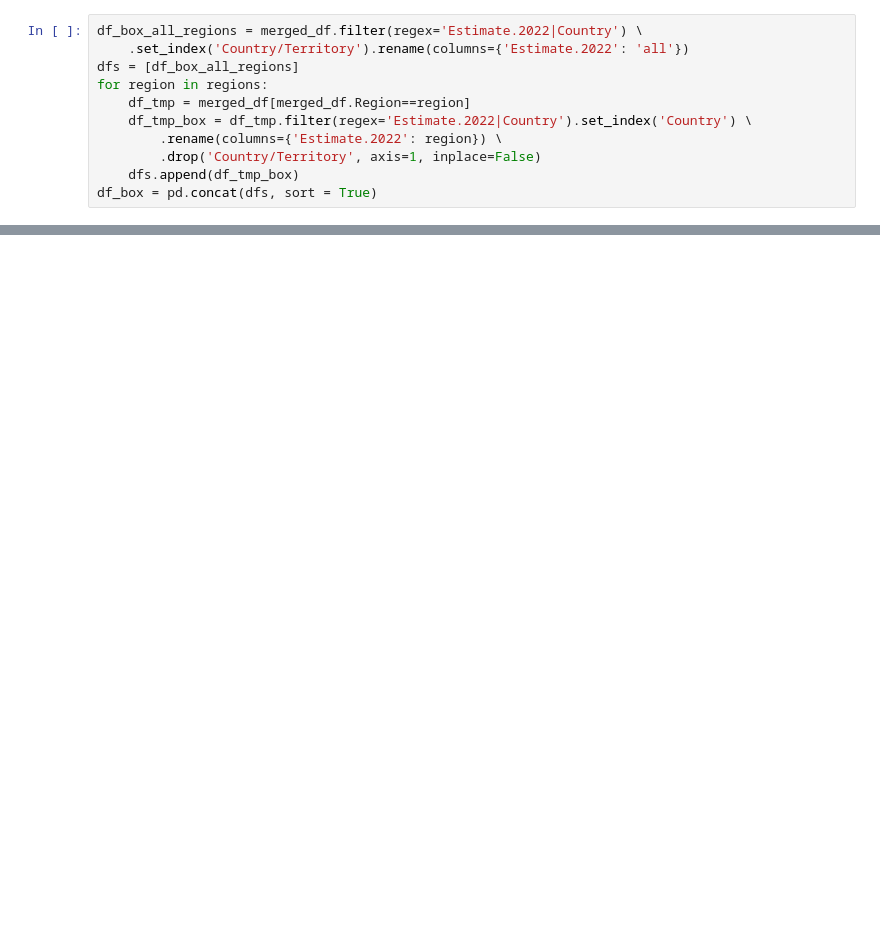
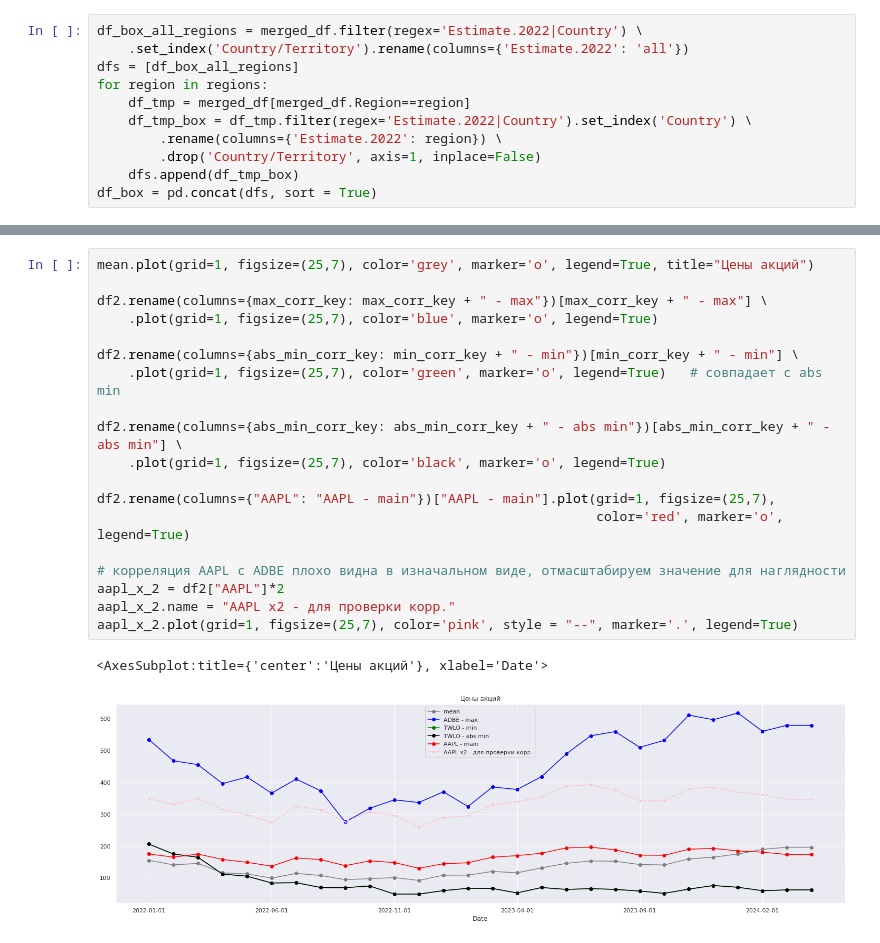
Before and after one commit to Trickster2038/BMSTU-M2-ML-METHODS, a Jupyter notebook: hw1/hw1.ipynb, the cells around one changed output, grey strips where cells are left out. Cells and saved outputs as stored; diff of their text form; blank space fills up the shorter version.

```diff
--- a/hw1/hw1.ipynb
+++ b/hw1/hw1.ipynb
@@ -505,0 +477,22 @@ Name: ADBE, dtype: float64
+# %%
+mean.plot(grid=1, figsize=(25,7), color='grey', marker='o', legend=True, title="Цены акций")
+
+df2.rename(columns={max_corr_key: max_corr_key + " - max"})[max_corr_key + " - max"] \
+    .plot(grid=1, figsize=(25,7), color='blue', marker='o', legend=True)
+
+df2.rename(columns={abs_min_corr_key: min_corr_key + " - min"})[min_corr_key + " - min"] \
+    .plot(grid=1, figsize=(25,7), color='green', marker='o', legend=True)   # совпадает с abs min
+
+df2.rename(columns={abs_min_corr_key: abs_min_corr_key + " - abs min"})[abs_min_corr_key + " - abs min"] \
+    .plot(grid=1, figsize=(25,7), color='black', marker='o', legend=True)
+
+df2.rename(columns={"AAPL": "AAPL - main"})["AAPL - main"].plot(grid=1, figsize=(25,7),
+                                                                color='red', marker='o', legend=True)
+
+# корреляция AAPL с ADBE плохо видна в изначальном виде, отмасштабируем значение для наглядности
+aapl_x_2 = df2["AAPL"]*2
+aapl_x_2.name = "AAPL x2 - для проверки корр."
+aapl_x_2.plot(grid=1, figsize=(25,7), color='pink', style = "--", marker='.', legend=True)
+# %% [output]
+<AxesSubplot:title={'center':'Цены акций'}, xlabel='Date'>
+[figure, added]
```
Also changed, not shown: parts of 38 cells of this notebook.
